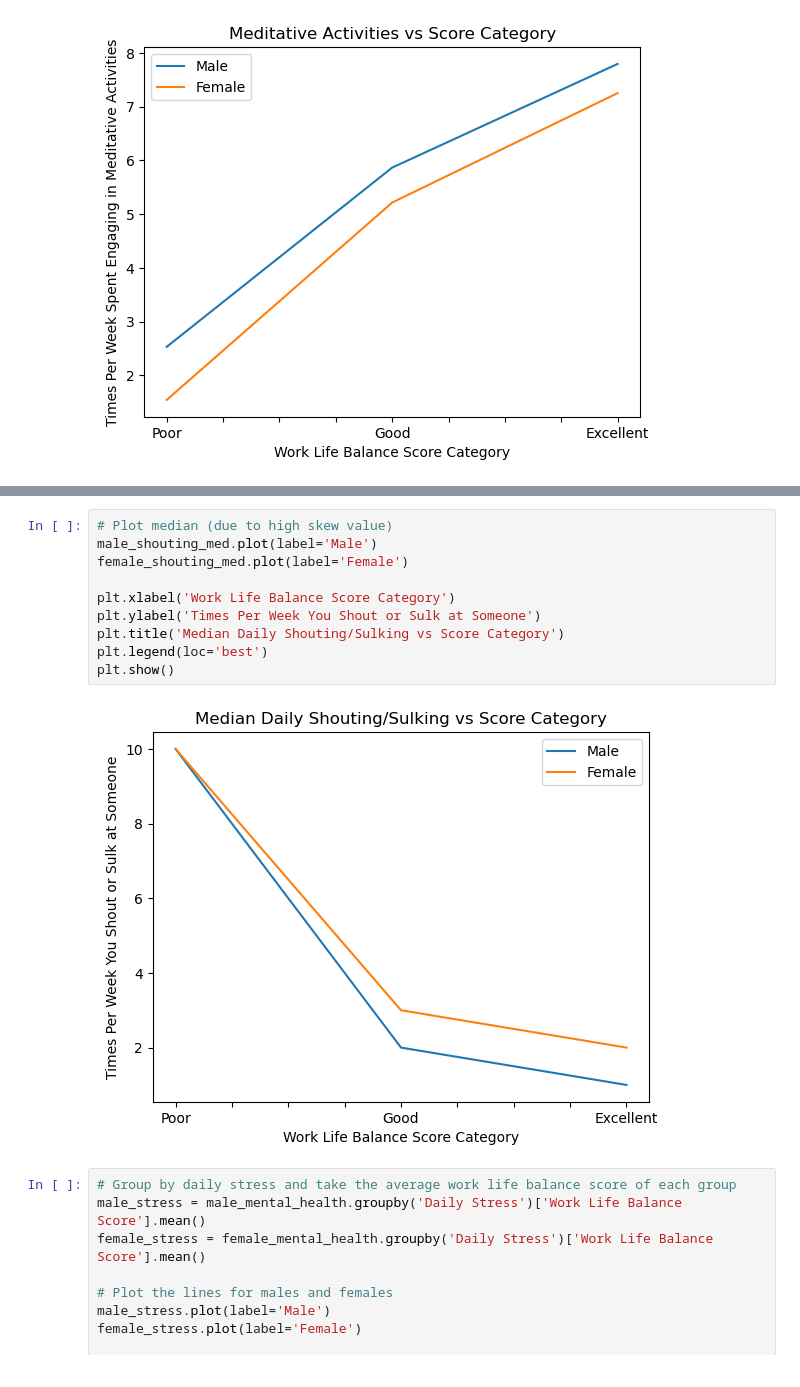
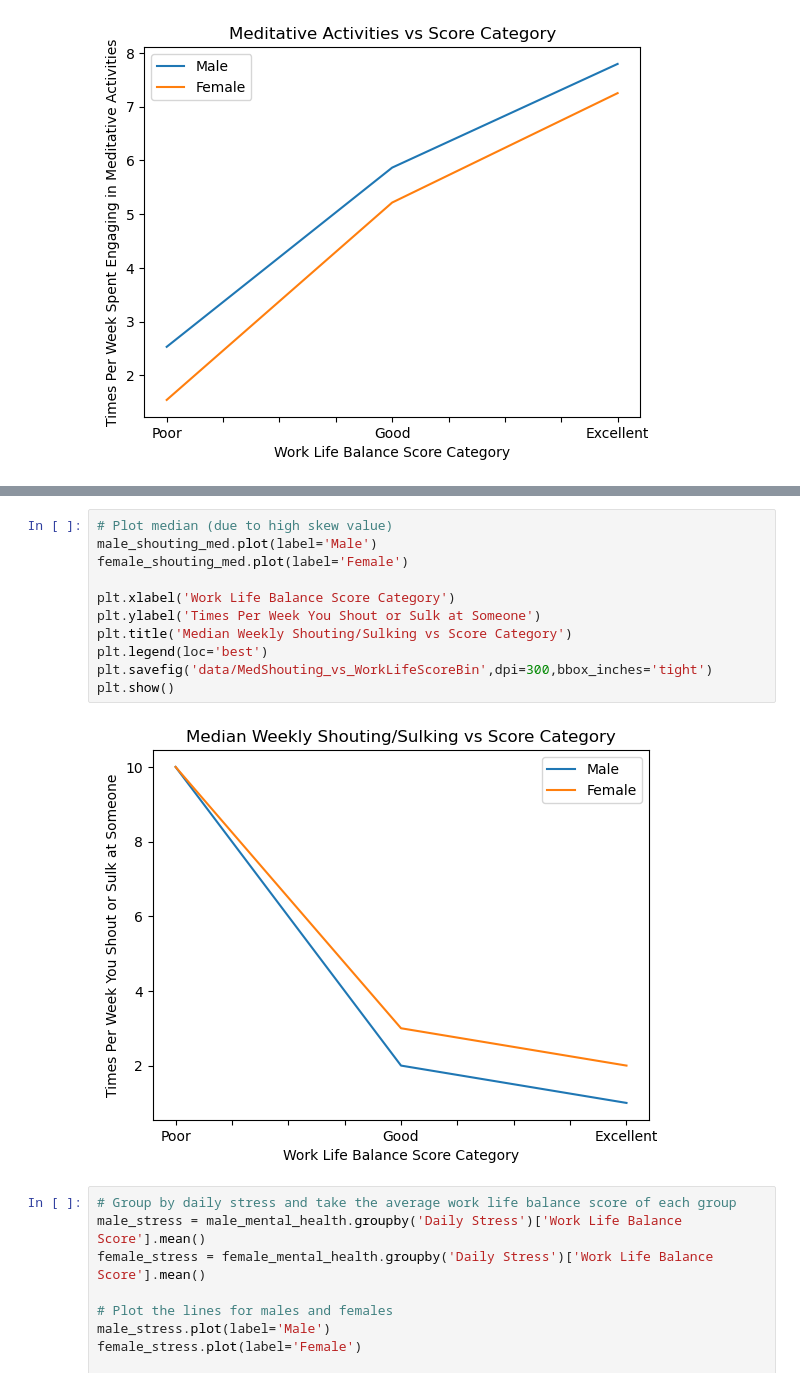
Before and after one commit to jenna-mk/Project_1, a Jupyter notebook: healthy_mind_analysis.ipynb, the cells around one changed output, grey strips where cells are left out. Drawn from its saved outputs; the diff is of its cells as text.

```diff
--- a/healthy_mind_analysis.ipynb
+++ b/healthy_mind_analysis.ipynb
@@ -389,15 +391,16 @@ plt.show()
 # %%
 # Plot median (due to high skew value)
 male_shouting_med.plot(label='Male')
 female_shouting_med.plot(label='Female')
 
 plt.xlabel('Work Life Balance Score Category')
 plt.ylabel('Times Per Week You Shout or Sulk at Someone')
-plt.title('Median Daily Shouting/Sulking vs Score Category')
+plt.title('Median Weekly Shouting/Sulking vs Score Category')
 plt.legend(loc='best')
+plt.savefig('data/MedShouting_vs_WorkLifeScoreBin',dpi=300,bbox_inches='tight')
 plt.show()
 # %% [output]
-[figure, old version]
+[figure, new version]
 # %%
 # Group by daily stress and take the average work life balance score of each group
 male_stress = male_mental_health.groupby('Daily Stress')['Work Life Balance Score'].mean()
```
Also changed, not shown: parts of 3 cells of this notebook, 3 other files.
